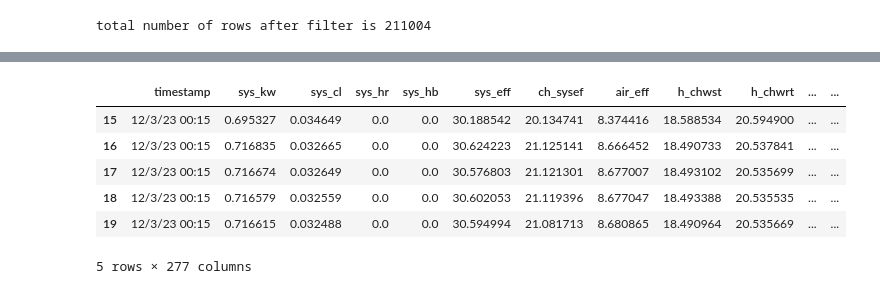
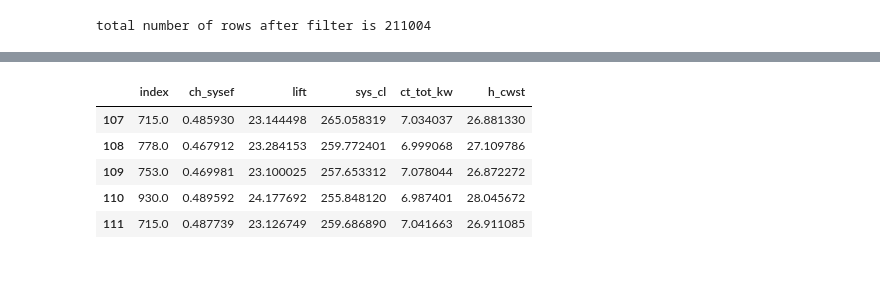
Before and after one commit to kaerintern/optimization, a Jupyter notebook: parklane/smogn.ipynb, the cells around one changed output, grey strips where cells are left out. Cells and saved outputs as stored; diff of their text form; code cells hidden in the pictures.

```diff
--- a/parklane/smogn.ipynb
+++ b/parklane/smogn.ipynb
@@ -90,10 +82,0 @@ df_test.tail(5)
-# %%
-df_smogn.tail(5)
-# %% [output]
-|  | timestamp | sys_kw | sys_cl | sys_hr | sys_hb | sys_eff | ch_sysef | air_eff | h_chwst | h_chwrt | ... | ... |
-| 15 | 12/3/23 00:15 | 0.695327 | 0.034649 | 0.0 | 0.0 | 30.188542 | 20.134741 | 8.374416 | 18.588534 | 20.594900 | ... | ... |
-| 16 | 12/3/23 00:15 | 0.716835 | 0.032665 | 0.0 | 0.0 | 30.624223 | 21.125141 | 8.666452 | 18.490733 | 20.537841 | ... | ... |
-| 17 | 12/3/23 00:15 | 0.716674 | 0.032649 | 0.0 | 0.0 | 30.576803 | 21.121301 | 8.677007 | 18.493102 | 20.535699 | ... | ... |
-| 18 | 12/3/23 00:15 | 0.716579 | 0.032559 | 0.0 | 0.0 | 30.602053 | 21.119396 | 8.677047 | 18.493388 | 20.535535 | ... | ... |
-| 19 | 12/3/23 00:15 | 0.716615 | 0.032488 | 0.0 | 0.0 | 30.594994 | 21.081713 | 8.680865 | 18.490964 | 20.535669 | ... | ... |
-5 rows × 277 columns
@@ -99,0 +85,35 @@ df_smogn.tail(5)
+# %%
+X = df_smogn[['lift', 'sys_cl', 'ct_tot_kw', 'ch_run']]
+y = df_smogn[['ch_sysef']]
+
+X_train, X_test, y_train, y_test = train_test_split(X, y, random_state=42, test_size=0.2)
+y.transpose()
+
+# Training
+no_of_trees = [100, 500]
+min_samples_splits = [100, 500]
+
+parameter_grid = {
+    'max_depth': no_of_trees,
+    'min_samples_split': min_samples_splits
+}
+
+grid_search = GridSearchCV(
+    estimator= RandomForestRegressor(),
+    param_grid=parameter_grid,
+    cv=5
+)
+
+regr = RandomForestRegressor()
+grid_search.fit(X_train, y_train)
+
+## save model
+filename = 'RF_both_ch_smogn.sav'
+pickle.dump(grid_search, open(filename, 'wb'))
+# %% [output]
+|  | index | ch_sysef | lift | sys_cl | ct_tot_kw | h_cwst |
+| 107 | 715.0 | 0.485930 | 23.144498 | 265.058319 | 7.034037 | 26.881330 |
+| 108 | 778.0 | 0.467912 | 23.284153 | 259.772401 | 6.999068 | 27.109786 |
+| 109 | 753.0 | 0.469981 | 23.100025 | 257.653312 | 7.078044 | 26.872272 |
+| 110 | 930.0 | 0.489592 | 24.177692 | 255.848120 | 6.987401 | 28.045672 |
+| 111 | 715.0 | 0.487739 | 23.126749 | 259.686890 | 7.041663 | 26.911085 |
```
Also changed, not shown: parts of 10 cells of this notebook.
